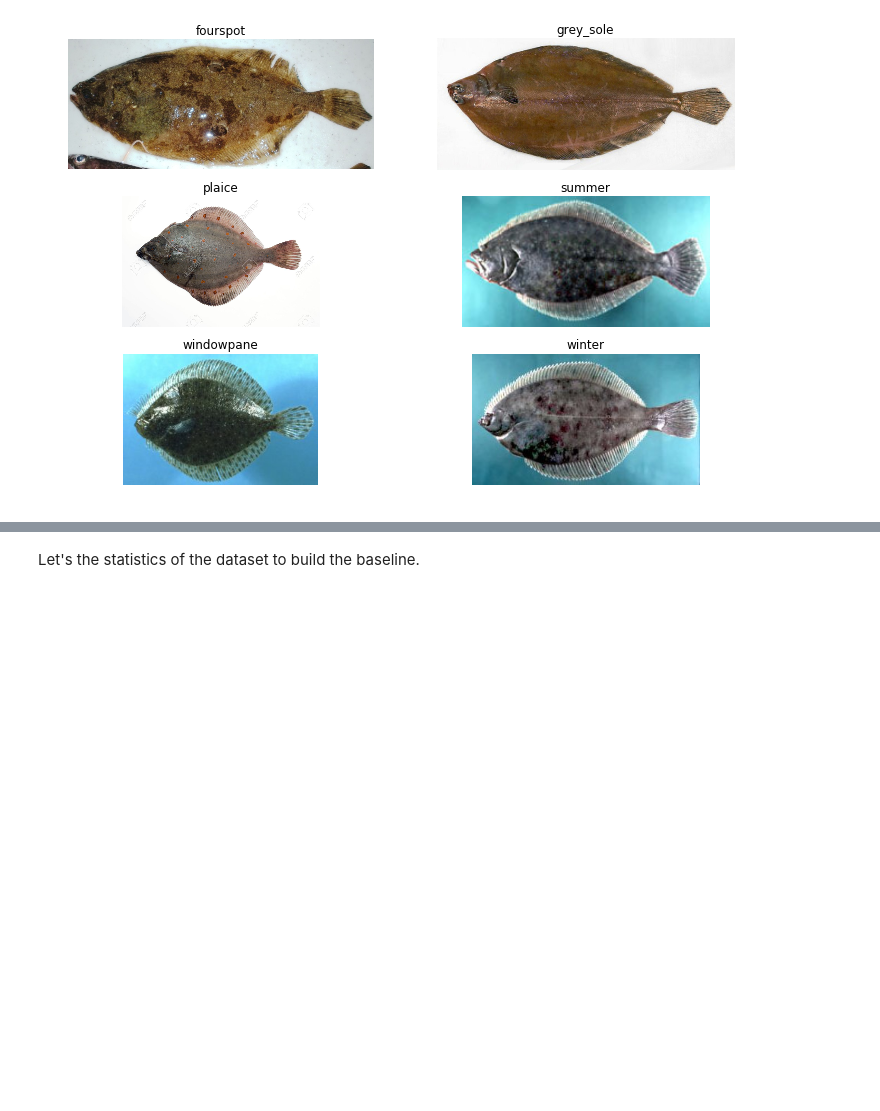
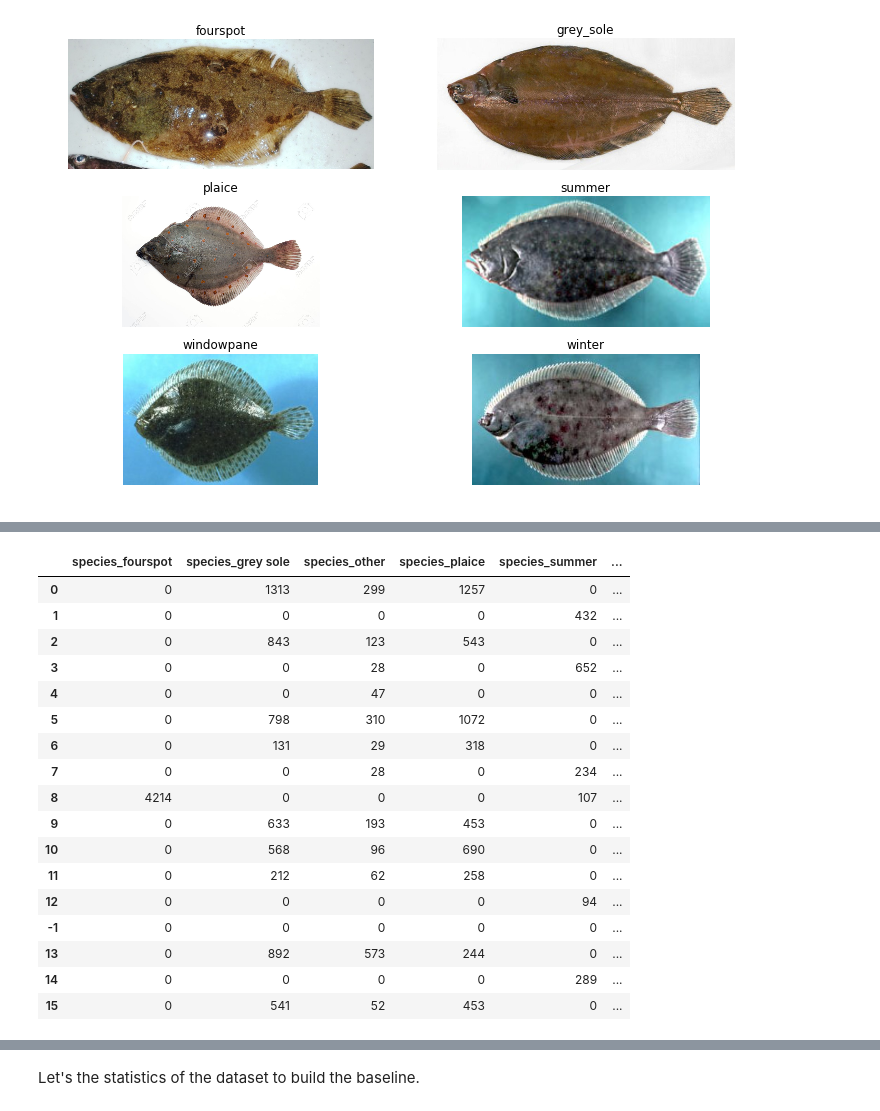
Before and after one commit to alievk/fish_challenge, a Jupyter notebook: explore_dataset.ipynb, the cells around one changed output, grey strips where cells are left out. Saved outputs shown, nothing was run; the diff lists cells and outputs as text; code cells hidden in the pictures; blank space fills up the shorter version.

```diff
--- a/explore_dataset.ipynb
+++ b/explore_dataset.ipynb
@@ -56,0 +146,21 @@ for i, fish in enumerate(['fourspot', 'grey_sole', 'plaice', 'summer', 'windowpa
+# %%
+grp_species_counts
+# %% [output]
+|  | species_fourspot | species_grey sole | species_other | species_plaice | species_summer | ... |
+| 0 | 0 | 1313 | 299 | 1257 | 0 | ... |
+| 1 | 0 | 0 | 0 | 0 | 432 | ... |
+| 2 | 0 | 843 | 123 | 543 | 0 | ... |
+| 3 | 0 | 0 | 28 | 0 | 652 | ... |
+| 4 | 0 | 0 | 47 | 0 | 0 | ... |
+| 5 | 0 | 798 | 310 | 1072 | 0 | ... |
+| 6 | 0 | 131 | 29 | 318 | 0 | ... |
+| 7 | 0 | 0 | 28 | 0 | 234 | ... |
+| 8 | 4214 | 0 | 0 | 0 | 107 | ... |
+| 9 | 0 | 633 | 193 | 453 | 0 | ... |
+| 10 | 0 | 568 | 96 | 690 | 0 | ... |
+| 11 | 0 | 212 | 62 | 258 | 0 | ... |
+| 12 | 0 | 0 | 0 | 0 | 94 | ... |
+| -1 | 0 | 0 | 0 | 0 | 0 | ... |
+| 13 | 0 | 892 | 573 | 244 | 0 | ... |
+| 14 | 0 | 0 | 0 | 0 | 289 | ... |
+| 15 | 0 | 541 | 52 | 453 | 0 | ... |
```
Also changed, not shown: parts of 12 cells of this notebook.
